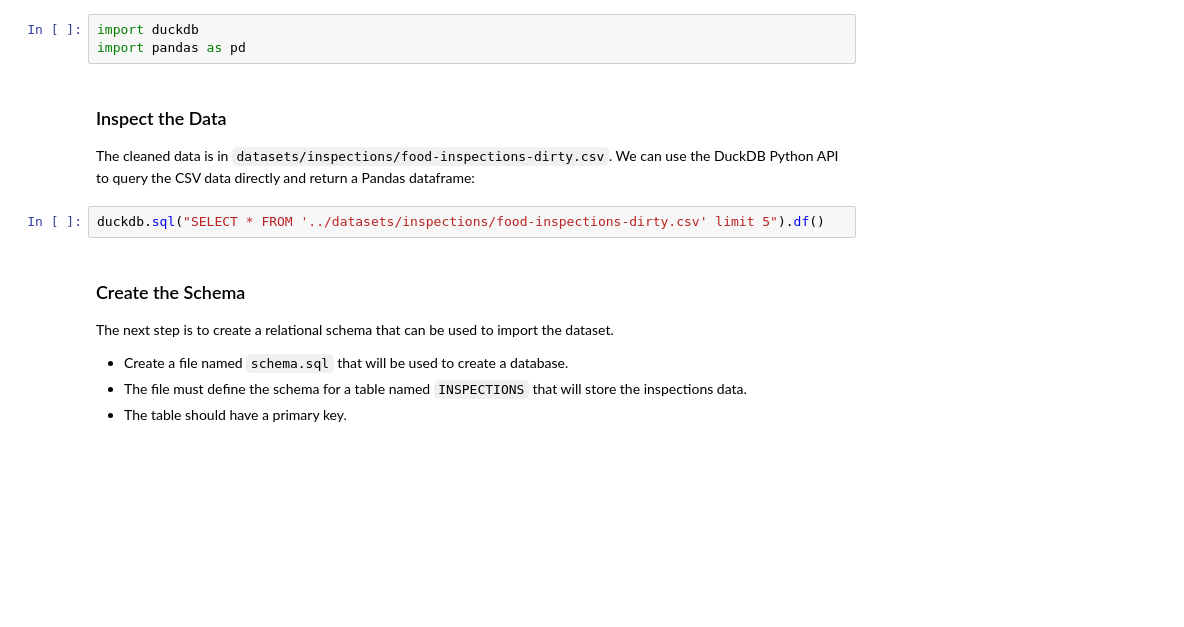
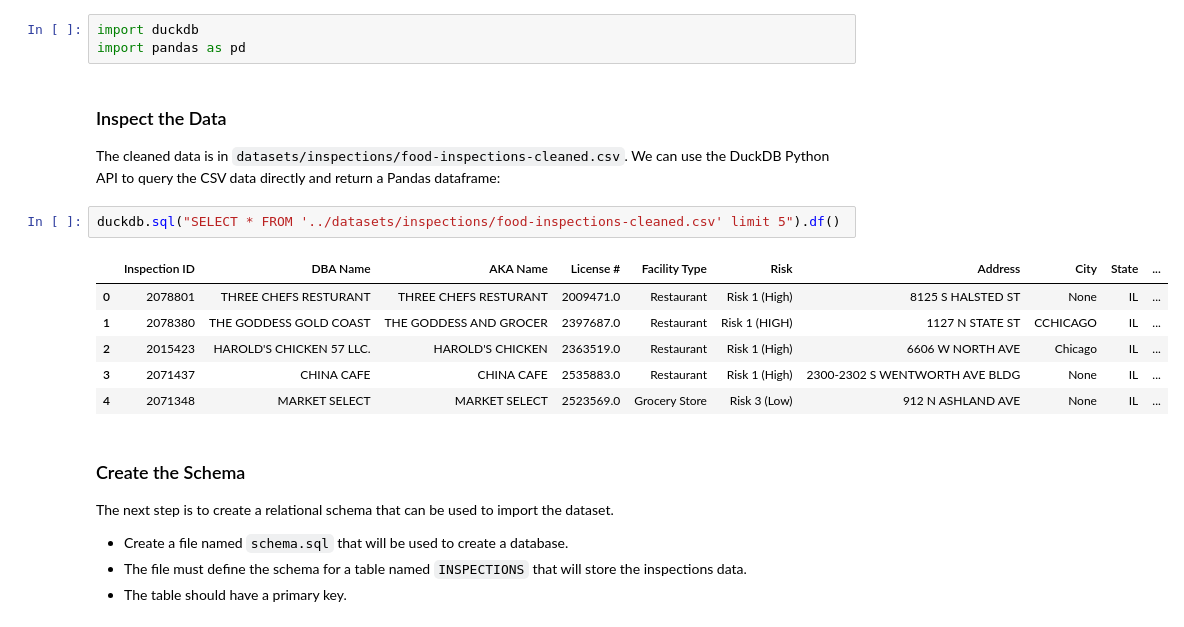
Before and after one commit to illinois-data-curation/teaching-public, a Jupyter notebook: labs/Data-Cleaning-Relational-Model.ipynb, the cells around one changed output. Saved outputs shown, nothing was run; the diff lists cells and outputs as text; blank space fills up the shorter version.

```diff
--- a/labs/Data-Cleaning-Relational-Model.ipynb
+++ b/labs/Data-Cleaning-Relational-Model.ipynb
@@ -22,9 +33,16 @@ import pandas as pd
 # %% [markdown]
 ### Inspect the Data
 
-The cleaned data is in `datasets/inspections/food-inspections-dirty.csv`. We can use the DuckDB Python API to query the CSV data directly and return a Pandas dataframe:
+The cleaned data is in `datasets/inspections/food-inspections-cleaned.csv`. We can use the DuckDB Python API to query the CSV data directly and return a Pandas dataframe:
 # %%
-duckdb.sql("SELECT * FROM '../datasets/inspections/food-inspections-dirty.csv' limit 5").df()
+duckdb.sql("SELECT * FROM '../datasets/inspections/food-inspections-cleaned.csv' limit 5").df()
+# %% [output]
+|  | Inspection ID | DBA Name | AKA Name | License # | Facility Type | Risk | Address | City | State | ... |
+| 0 | 2078801 | THREE CHEFS RESTURANT | THREE CHEFS RESTURANT | 2009471.0 | Restaurant | Risk 1 (High) | 8125 S HALSTED ST | None | IL | ... |
+| 1 | 2078380 | THE GODDESS GOLD COAST | THE GODDESS AND GROCER | 2397687.0 | Restaurant | Risk 1 (HIGH) | 1127 N STATE ST | CCHICAGO | IL | ... |
+| 2 | 2015423 | HAROLD'S CHICKEN 57 LLC. | HAROLD'S CHICKEN | 2363519.0 | Restaurant | Risk 1 (High) | 6606 W NORTH AVE | Chicago | IL | ... |
+| 3 | 2071437 | CHINA CAFE | CHINA CAFE | 2535883.0 | Restaurant | Risk 1 (High) | 2300-2302 S WENTWORTH AVE BLDG | None | IL | ... |
+| 4 | 2071348 | MARKET SELECT | MARKET SELECT | 2523569.0 | Grocery Store | Risk 3 (Low) | 912 N ASHLAND AVE | None | IL | ... |
 # %% [markdown]
 ### Create the Schema
 
```
Also changed, not shown: parts of 18 cells of this notebook.
